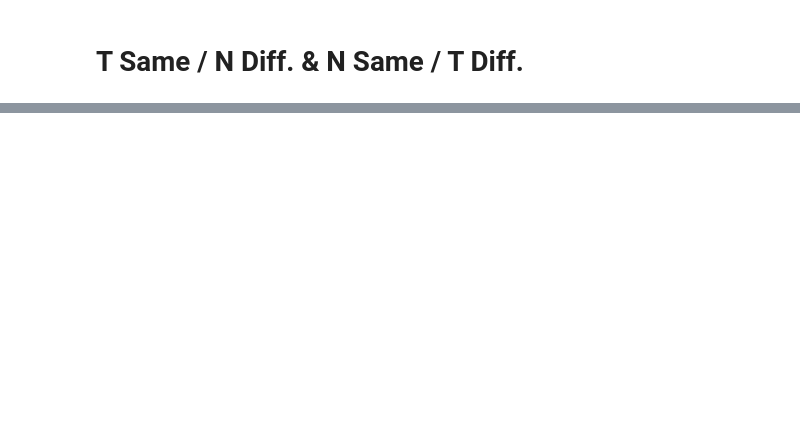
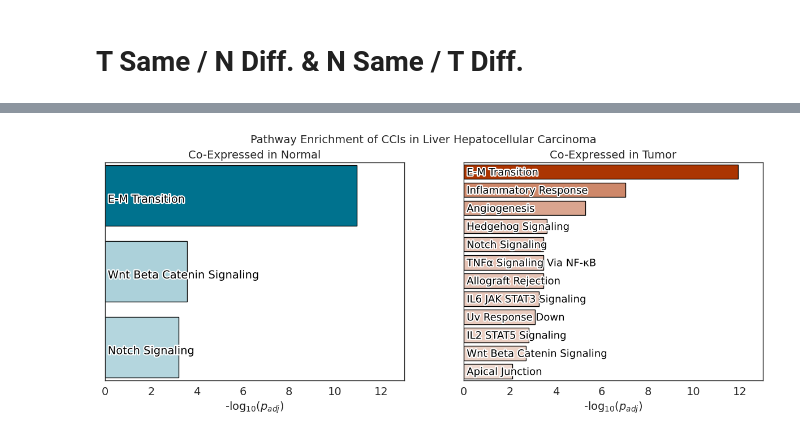
Before and after one commit to lorenzoamir/cci_circuits_paper_2025, a Jupyter notebook: code/notebooks/4_rewiring.ipynb, the cells around one changed output, grey strips where cells are left out. Saved outputs shown, nothing was run; the diff lists cells and outputs as text; code cells hidden in the pictures; blank space fills up the shorter version.

```diff
--- a/code/notebooks/4_rewiring.ipynb
+++ b/code/notebooks/4_rewiring.ipynb
@@ -1208,0 +964,76 @@ print(n_enr.shape)
+# %%
+import matplotlib.pyplot as plt
+import matplotlib.colors as mcolors
+import numpy as np
+import matplotlib.patheffects as path_effects
+
+fs = 14
+
+fig, (ax1, ax2) = plt.subplots(1, 2, figsize=(15, 5))
+
+fig.suptitle('Pathway Enrichment of CCIs in Liver Hepatocellular Carcinoma', fontsize=fs)
+
+x_offset = 0.01
+y_offset = -0.05
+
+# Compute -log10(pvalue) for the data
+n_enr['-log10(pvalue)'] = -np.log10(n_enr["Adjusted P-value"])
+t_enr['-log10(pvalue)'] = -np.log10(t_enr["Adjusted P-value"])
+
+# Create colormap for first plot
+cmap1 = mcolors.LinearSegmentedColormap.from_list("custom_gradient", ["white", ncolor])
+norm1 = mcolors.Normalize(vmin=0, vmax=n_enr["-log10(pvalue)"].max())
+colors1 = cmap1(norm1(n_enr["-log10(pvalue)"].values))
+
+bars1 = ax1.barh(n_enr["Term"], n_enr["-log10(pvalue)"], color=colors1, edgecolor='k', lw=1)
+ax1.set_title('Co-Expressed in Normal', fontsize=fs)
+ax1.set_xlabel("-log$_{10}$($p_{adj}$)", fontsize=fs)
+ax1.tick_params(labelsize=fs)
+ax1.set_yticklabels([])  # Remove y-axis labels
+
+# Add text labels inside bars with offset and outline
+xlim1 = ax1.get_xlim()[1]
+for bar, label in zip(bars1, n_enr["Term"]):
+    text = ax1.text(x_offset * xlim1, bar.get_y() + bar.get_height()/2 + y_offset, label,
+                    va='center', ha='left', fontsize=fs, color='black',
+                    path_effects=[path_effects.withStroke(linewidth=3, foreground='white')])
+
+ylim1, ylim2 = ax1.get_ylim()
+ax1.set_ylim(ylim1 + 0.04 * ylim2, 0.96 * ylim2)
+
+# Create colormap for second plot
+cmap2 = mcolors.LinearSegmentedColormap.from_list("custom_gradient", ["white", tcolor])
+norm2 = mcolors.Normalize(vmin=0, vmax=t_enr["-log10(pvalue)"].max())
+colors2 = cmap2(norm2(t_enr["-log10(pvalue)"].values))
+
+bars2 = ax2.barh(t_enr["Term"], t_enr["-log10(pvalue)"], color=colors2, edgecolor='k', lw=1)
+ax2.set_title('Co-Expressed in Tumor', fontsize=fs)
+ax2.set_xlabel("-log$_{10}$($p_{adj}$)", fontsize=fs)
+ax2.tick_params(labelsize=fs)
+ax2.set_yticklabels([])  # Remove y-axis labels
+
+# Add text labels inside bars with offset and outline
+xlim2 = ax2.get_xlim()[1]
+for bar, label in zip(bars2, t_enr["Term"]):
+    text = ax2.text(x_offset * xlim2, bar.get_y() + bar.get_height()/2 + y_offset, label,
+                    va='center', ha='left', fontsize=13, color='black',
+                    path_effects=[path_effects.withStroke(linewidth=3, foreground='white')])
+
+ylim1, ylim2 = ax2.get_ylim()
+ax2.set_ylim(ylim1 + 0.04 * ylim2, 0.96 * ylim2)
+
+# Set the same xlim for both axes based on the max of -log10(pvalue)
+xlim1 = round(1 + n_enr['-log10(pvalue)'].max())
+xlim2 = round(1 + t_enr['-log10(pvalue)'].max())
+ax1.set_xlim(0, max(xlim1, xlim2))
+ax2.set_xlim(0, max(xlim1, xlim2))
+
+# Uncomment to save the figure
+#plt.savefig('/home/lnemati/pathway_crosstalk/results/flow/enrichment/liver_enrichment.png', dpi=300, bbox_inches='tight')
+#plt.savefig('/home/lnemati/pathway_crosstalk/results/flow/enrichment/liver_enrichment.pdf', dpi=300, bbox_inches='tight')
+plt.savefig('/home/lnemati/pathway_crosstalk/results/supplementary/liver_enrichment.png', dpi=300, bbox_inches='tight')
+plt.savefig('/home/lnemati/pathway_crosstalk/results/supplementary/liver_enrichment.pdf', dpi=300, bbox_inches='tight')
+
+plt.show()
+# %% [output]
+[figure, added]
```
Also changed, not shown: parts of 52 cells of this notebook, 3 other files.
